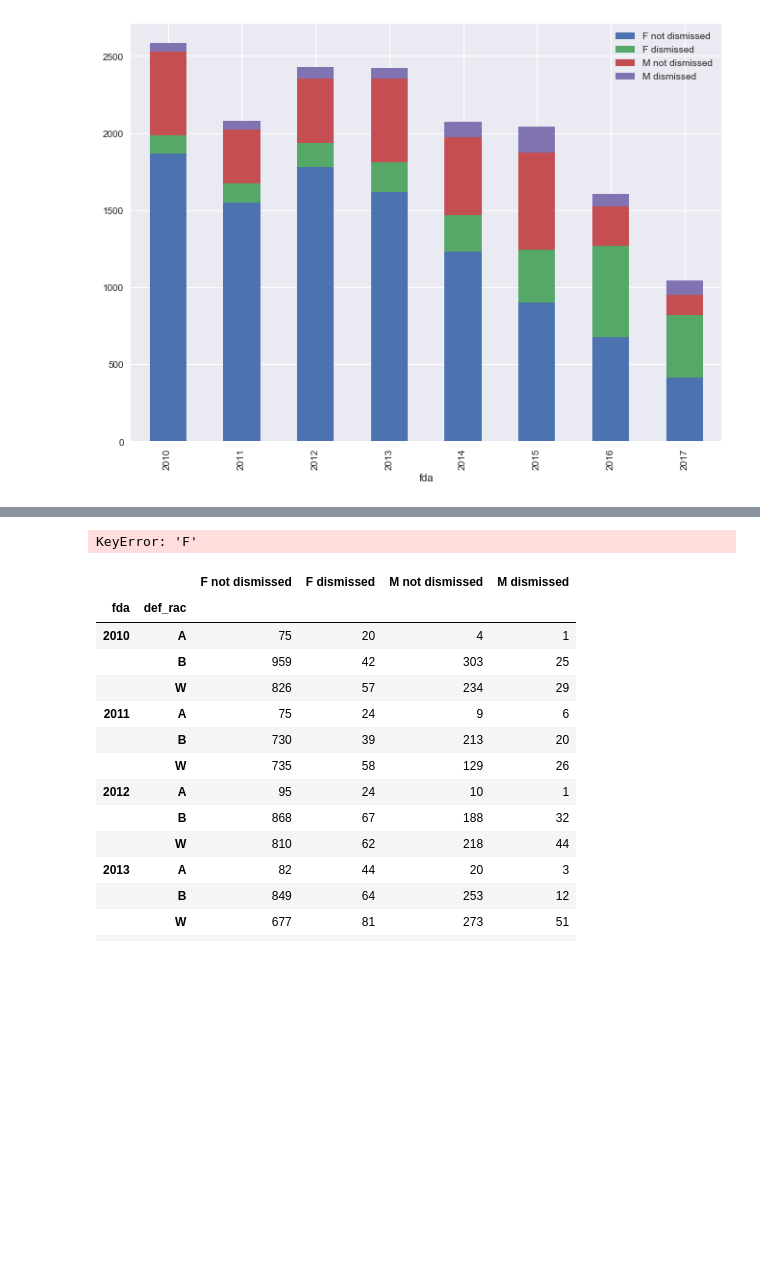
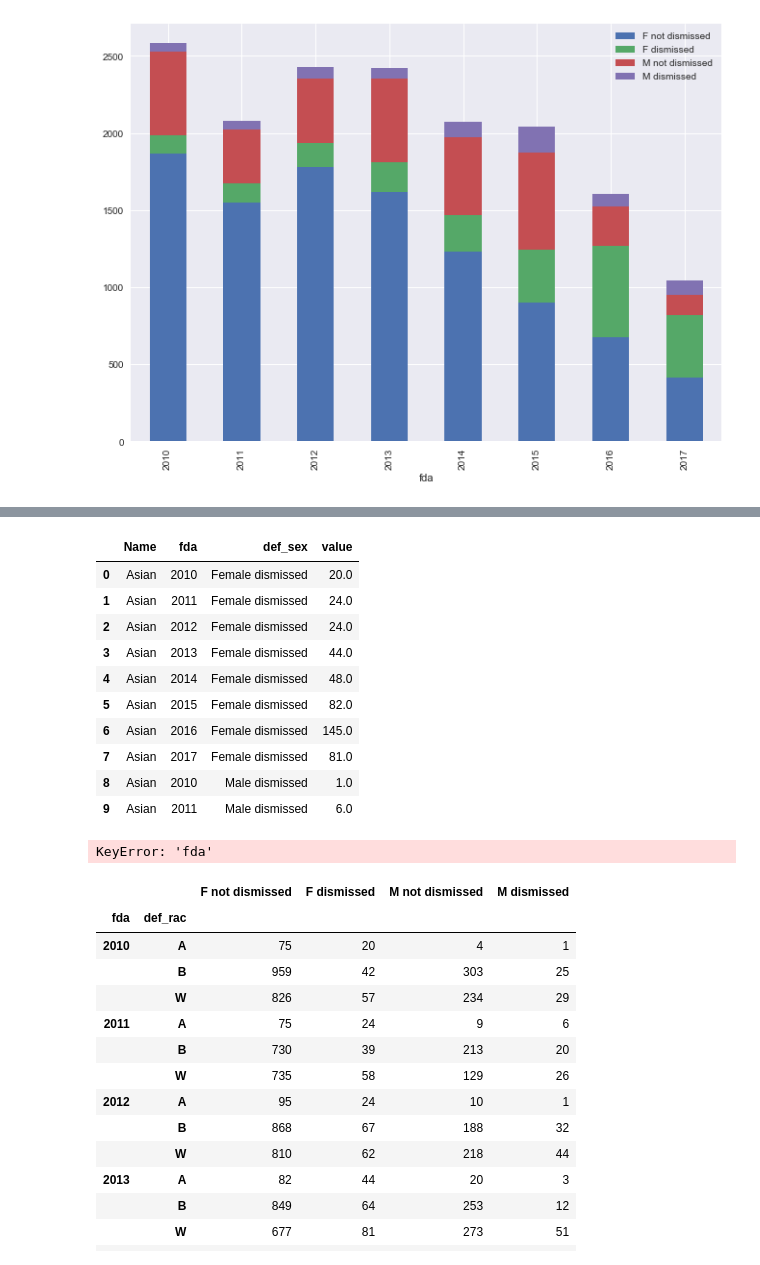
Before and after one commit to circushaase/harriscriminalcourt, a Jupyter notebook: Blog 1 visuals.ipynb, the cells around one changed output, grey strips where cells are left out. Saved outputs shown, nothing was run; the diff lists cells and outputs as text; code cells hidden in the pictures; blank space fills up the shorter version.

```diff
--- a/Blog 1 visuals.ipynb
+++ b/Blog 1 visuals.ipynb
@@ -502,0 +434,17 @@ not_dis.head()
+# %%
+#create separate DFs for each race/dismissal (dropping races "I" and "U")
+dis_A = dismiss[dismiss.def_rac == "A"]
+dis_B = dismiss[dismiss.def_rac == "B"]
+dis_W = dismiss[dismiss.def_rac == "W"]
+notdis_A = not_dismiss[not_dismiss.def_rac == "A"]
+notdis_B = not_dismiss[not_dismiss.def_rac == "B"]
+notdis_W = not_dismiss[not_dismiss.def_rac == "W"]
+# %%
+dis_A_sex = dis_A.groupby([dis_A.fda.dt.year, 'def_sex']).size().unstack()
+dis_A_sex = dis_A_sex.rename(index=str, columns={"F": "Female dismissed", "M": "Male dismissed"})
+
+notdis_A_sex = notdis_A.groupby([notdis_A.fda.dt.year, 'def_sex']).size().unstack()
+notdis_A_sex = notdis_A_sex.rename(index=str, columns={"F": "Female NOT dismissed", "M": "Male NOT dismissed"})
+
+asian = pd.concat([dis_A_sex, notdis_A_sex], axis=1)
+asian
@@ -503,13 +548,33 @@ not_dis.head()
+# %%
+asian["Name"] = "Asian"
+black["Name"] = "African American"
+white["Name"] = "White"
+dfall = pd.concat([pd.melt(i.reset_index(),
+                           id_vars=["Name", "fda"]) # transform in tidy format each df
+                   for i in [asian, black, white]],
+                   ignore_index=True)
+dfall.head(10)
+# %% [output]
+|  | Name | fda | def_sex | value |
+| 0 | Asian | 2010 | Female dismissed | 20.0 |
+| 1 | Asian | 2011 | Female dismissed | 24.0 |
+| 2 | Asian | 2012 | Female dismissed | 24.0 |
+| 3 | Asian | 2013 | Female dismissed | 44.0 |
+| 4 | Asian | 2014 | Female dismissed | 48.0 |
+| 5 | Asian | 2015 | Female dismissed | 82.0 |
+| 6 | Asian | 2016 | Female dismissed | 145.0 |
+| 7 | Asian | 2017 | Female dismissed | 81.0 |
+| 8 | Asian | 2010 | Male dismissed | 1.0 |
+| 9 | Asian | 2011 | Male dismissed | 6.0 |
+# %%
+dfall = dfall.set_index(["fda"])
+dfall["vcs"] = dfall.groupby(level=["fda"]).cumsum()
+dfall.reset_index(inplace=True)
+dfall.head(6)
+# %% [output]
+KeyError: 'fda'
 # %%
 #START HERE!!!!
-# %%
-sex_race = pd.DataFrame()
-sex_race['F not dismissed']= sex_rac['F']- dis_sex_rac['F']
-sex_race['F dismissed']= dis_sex_rac['F']
-sex_race['M not dismissed']= sex_rac['M']- dis_sex_rac['M']
-sex_race['M dismissed']= dis_sex_rac['M']
-# %% [output]
-KeyError: 'F'
 # %%
 sex_race.head(15)
 # %% [output]
```
Also changed, not shown: parts of 19 cells of this notebook.
